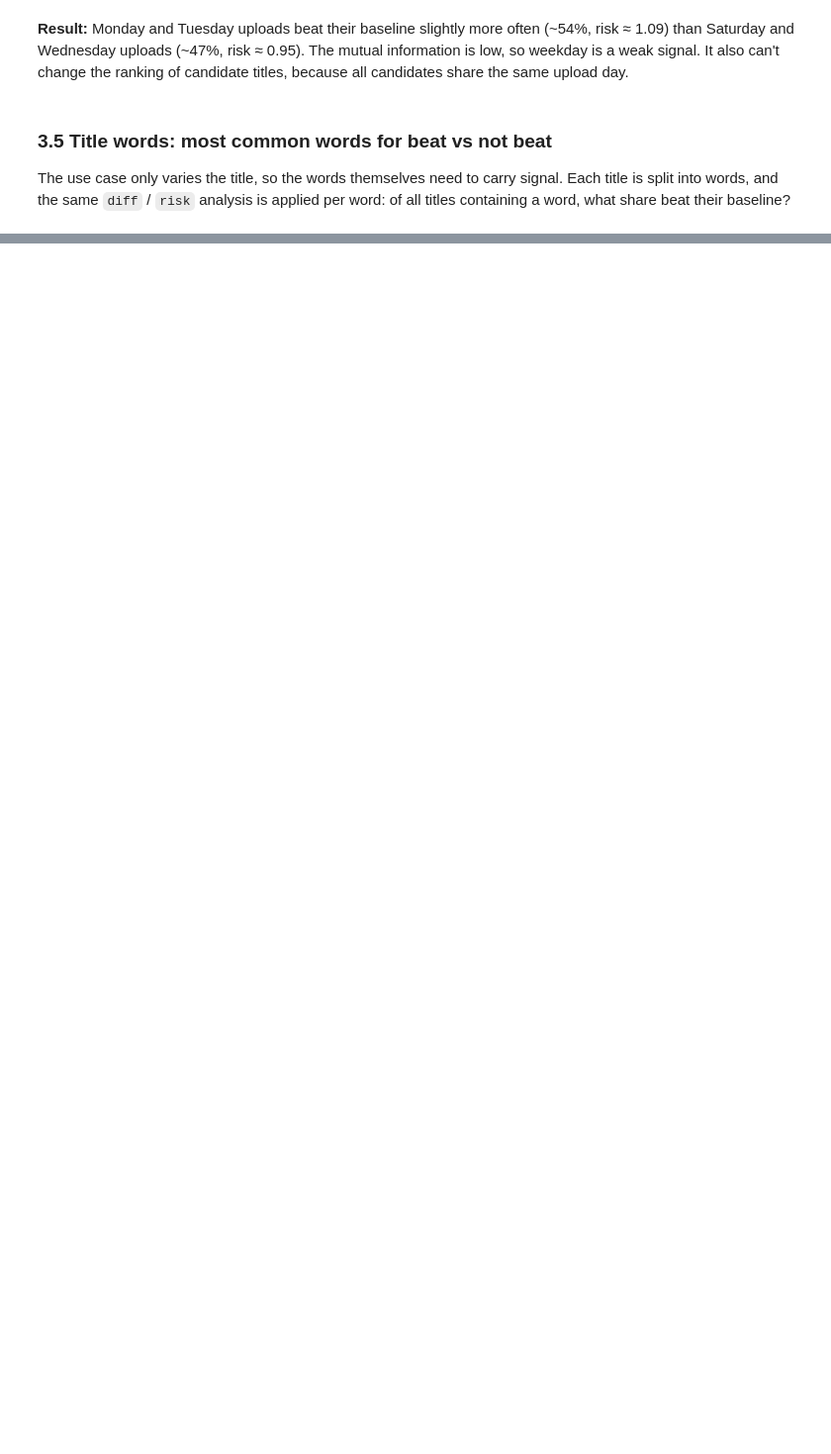
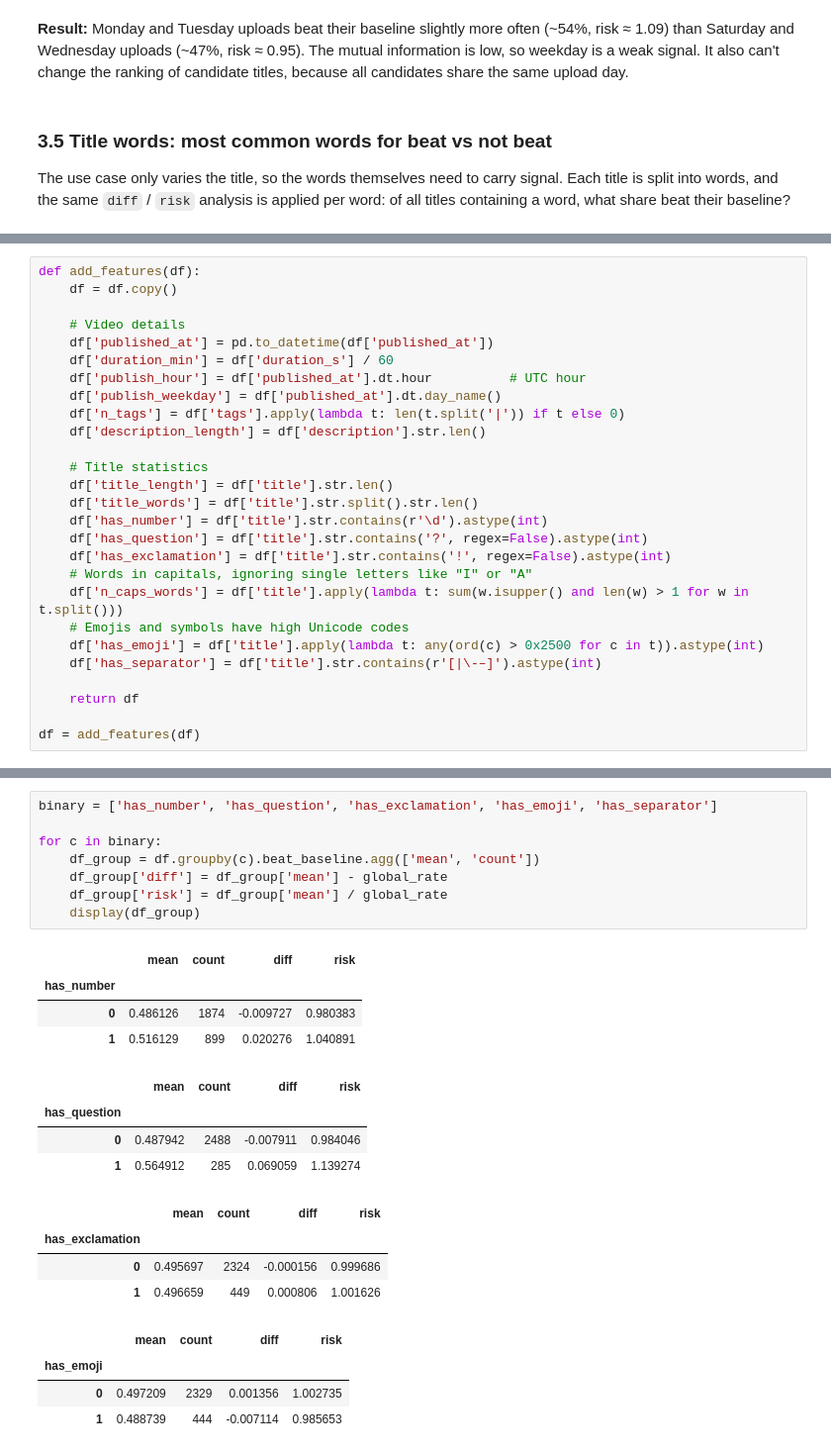
Before and after one commit to Rpvermaak/youtube-title-predictor, a Jupyter notebook: notebook.ipynb, the cells around one changed output, grey strips where cells are left out. Shown at 99% size. Drawn from its saved outputs; the diff is of its cells as text; blank space fills up the shorter version.

```diff
--- a/notebook.ipynb
+++ b/notebook.ipynb
@@ -256,0 +408,27 @@ to channels the model hasn't seen. Overall, the words do carry signal, which sup
+# %%
+def add_features(df):
+    df = df.copy()
+
+    # Video details
+    df['published_at'] = pd.to_datetime(df['published_at'])
+    df['duration_min'] = df['duration_s'] / 60
+    df['publish_hour'] = df['published_at'].dt.hour          # UTC hour
+    df['publish_weekday'] = df['published_at'].dt.day_name()
+    df['n_tags'] = df['tags'].apply(lambda t: len(t.split('|')) if t else 0)
+    df['description_length'] = df['description'].str.len()
+
+    # Title statistics
+    df['title_length'] = df['title'].str.len()
+    df['title_words'] = df['title'].str.split().str.len()
+    df['has_number'] = df['title'].str.contains(r'\d').astype(int)
+    df['has_question'] = df['title'].str.contains('?', regex=False).astype(int)
+    df['has_exclamation'] = df['title'].str.contains('!', regex=False).astype(int)
+    # Words in capitals, ignoring single letters like "I" or "A"
+    df['n_caps_words'] = df['title'].apply(lambda t: sum(w.isupper() and len(w) > 1 for w in t.split()))
+    # Emojis and symbols have high Unicode codes
+    df['has_emoji'] = df['title'].apply(lambda t: any(ord(c) > 0x2500 for c in t)).astype(int)
+    df['has_separator'] = df['title'].str.contains(r'[|\-–]').astype(int)
+
+    return df
+
+df = add_features(df)
@@ -256,0 +438,25 @@ to channels the model hasn't seen. Overall, the words do carry signal, which sup
+# %%
+binary = ['has_number', 'has_question', 'has_exclamation', 'has_emoji', 'has_separator']
+
+for c in binary:
+    df_group = df.groupby(c).beat_baseline.agg(['mean', 'count'])
+    df_group['diff'] = df_group['mean'] - global_rate
+    df_group['risk'] = df_group['mean'] / global_rate
+    display(df_group)
+# %% [output]
+|  | mean | count | diff | risk |
+| has_number |  |  |  |  |
+| 0 | 0.486126 | 1874 | -0.009727 | 0.980383 |
+| 1 | 0.516129 | 899 | 0.020276 | 1.040891 |
+|  | mean | count | diff | risk |
+| has_question |  |  |  |  |
+| 0 | 0.487942 | 2488 | -0.007911 | 0.984046 |
+| 1 | 0.564912 | 285 | 0.069059 | 1.139274 |
+|  | mean | count | diff | risk |
+| has_exclamation |  |  |  |  |
+| 0 | 0.495697 | 2324 | -0.000156 | 0.999686 |
+| 1 | 0.496659 | 449 | 0.000806 | 1.001626 |
+|  | mean | count | diff | risk |
+| has_emoji |  |  |  |  |
+| 0 | 0.497209 | 2329 | 0.001356 | 1.002735 |
+| 1 | 0.488739 | 444 | -0.007114 | 0.985653 |
```
Also changed, not shown: parts of 23 cells of this notebook, 1 other file.
